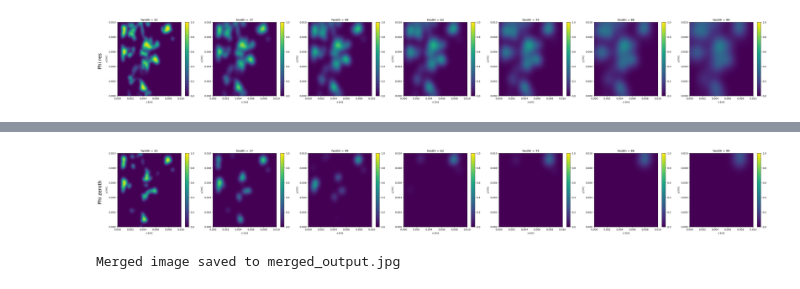
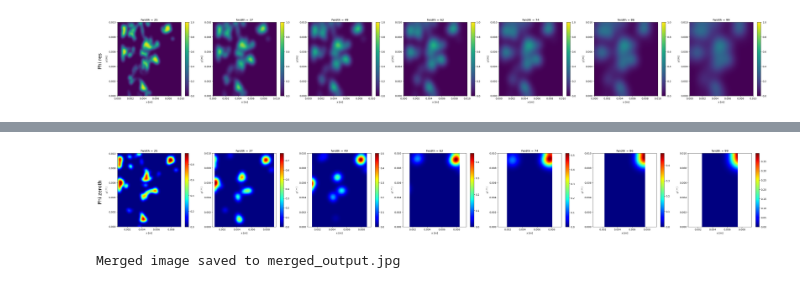
Before and after one commit to MedBox19/TAS-AE2224-I, a Jupyter notebook: mission2/Mission2.ipynb, the cells around one changed output, grey strips where cells are left out. Saved outputs shown, nothing was run; the diff lists cells and outputs as text; code cells hidden in the pictures.

```diff
--- a/mission2/Mission2.ipynb
+++ b/mission2/Mission2.ipynb
@@ -52,7 +52,7 @@ for i, fwidth in enumerate(fwidth_n):
     # Plot the data
     plt.subplot(1, 7, i + 1)
     mesh = plt.pcolor(x, y, np.moveaxis(phi, (0, 1), (1, 0)),
-                      cmap='viridis', vmin=0, vmax=1, shading='auto')
+                      cmap='jet', vmin=0, vmax=1, shading='auto')
     plt.colorbar(mesh)
     plt.title(f"fwidth = {fwidth}")
     plt.xlabel("x [m]")
@@ -106,15 +106,16 @@ NCT_NORM = 1.0 / DTH
 def bar(fwidth):
     filename = f"rest_of_the_data/case_B1_slice_data/bar-wtemp-slice-B1-0000080000-0{int(fwidth)}.raw"  # adjust according to your naming pattern
     data = np.fromfile(filename, count=-1, dtype=np.float64).reshape(nx, ny)
-    data[:27,:] = 0
-    data[346:,:] = 0
+    data[:fwidth,:] = 0
+    data[(384-fwidth):,:] = 0
+    return data
 
-    return data
+
 def tilde(fwidth):
     filename = f"rest_of_the_data/case_B1_slice_data/tilde-nablatemp-slice-B1-0000080000-0{int(fwidth)}.raw"  # adjust according to your naming pattern
     data = np.fromfile(filename, count=-1, dtype=np.float64).reshape(nx, ny)
-    data[:27,:] = 0
-    data[346:,:] = 0
+    data[:fwidth,:] = 0
+    data[(384-fwidth):,:] = 0
     return data
 
 # flame related constants
@@ -187,8 +188,7 @@ y = np.arange(0, ly + dy, dy)
 def load_wzeroth(fwidth):
     filename = f"rest_of_the_data/case_B1_slice_data/zeroth-wtemp-slice-B1-0000080000-0{int(fwidth)}.raw"  # adjust according to your naming pattern
     data = np.fromfile(filename, count=-1, dtype=np.float64).reshape(nx, ny)
-    data[:27,:] = 0
-    data[346:,:] = 0
+
     max, min = np.max(data), np.min(data)
     data = (data - min) / (max - min)
     return data
@@ -196,8 +196,7 @@ def load_wzeroth(fwidth):
 def load_nabla_cT(fwidth):
     filename = f"rest_of_the_data/case_B1_slice_data/tilde-nablatemp-slice-B1-0000080000-0{int(fwidth)}.raw"  # adjust according to your naming pattern
     data = np.fromfile(filename, count=-1, dtype=np.float64).reshape(nx, ny)
-    data[:27,:] = 0
-    data[346:,:] = 0
+
     max, min = np.max(data), np.min(data)
     data = (data - min) / (max - min)
     return data
@@ -216,36 +215,43 @@ plt.figure(figsize=(40, 5))
 
 
 
 for i, fwidth in enumerate(fwidth_n):
     # Load the pre-filtered data
     w_bar_zeroth = load_wzeroth(fwidth)
     nabla_ct = load_nabla_cT(fwidth)
 
     phi = phi_res(w_temp = w_bar, nabla_cT = nabla_ct)
+
     phi = gaus(fwidth, phi)
+    phi[:fwidth,:] = 0
+    phi[(384-fwidth):,:] = 0
+
     # Normalize to [0, 1] (if normalization is required)
     #global_min, global_max = np.min(phi), np.max(phi)
     #global_min, global_max =16471.735700120793, 284616.82635290886
     #print(global_min, global_max)
     #16471.735700120793 284616.82635290886
     #phi = (phi - global_min) / (global_max - global_min)
 
     # Plot the data
     plt.subplot(1, 7, i + 1)
-    mesh = plt.pcolor(x, y, np.moveaxis(phi, (0, 1), (1, 0)),
-                      cmap='viridis', vmin=0, vmax=1, shading='auto')
+    x_slice = x[fwidth:384-fwidth]
+    phi_slice = phi[fwidth:384-fwidth, :]
+    mesh = plt.pcolor(x_slice, y, np.moveaxis(phi_slice, (0, 1), (1, 0)),
+                      cmap='jet', vmin=0, vmax=np.max(phi), shading='auto')
     plt.colorbar(mesh)
+    plt.axis('equal')
     plt.title(f"fwidth = {fwidth}")
     plt.xlabel("x [m]")
     plt.ylabel("y [m]")
 
 
 plt.subplots_adjust(left=0.04, right=0.98, top=0.95, bottom=0.1)
 plt.figtext(0.015, 0.5, "Phi zeroth", va='center', ha='center', rotation='vertical', fontsize=20)
 plt.savefig("DNS-data-ideal-les.png", dpi=300)
 plt.show()
 # %% [output]
-[figure, old version]
+[figure, new version]
 # %%
 from PIL import Image
 
```
Also changed, not shown: parts of 1 cell of this notebook, 3 other files.
